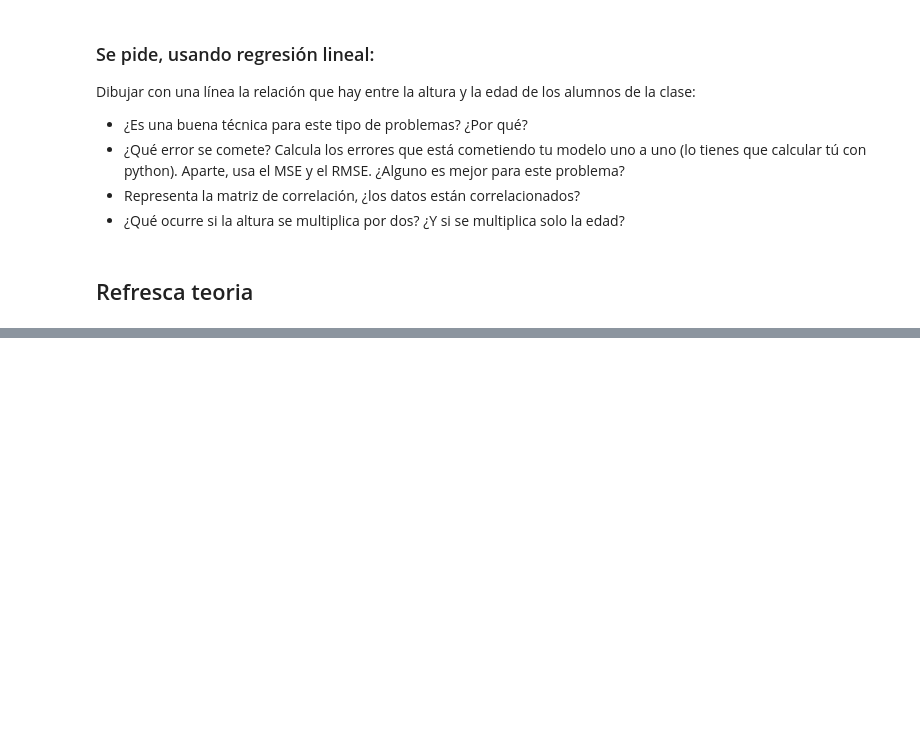
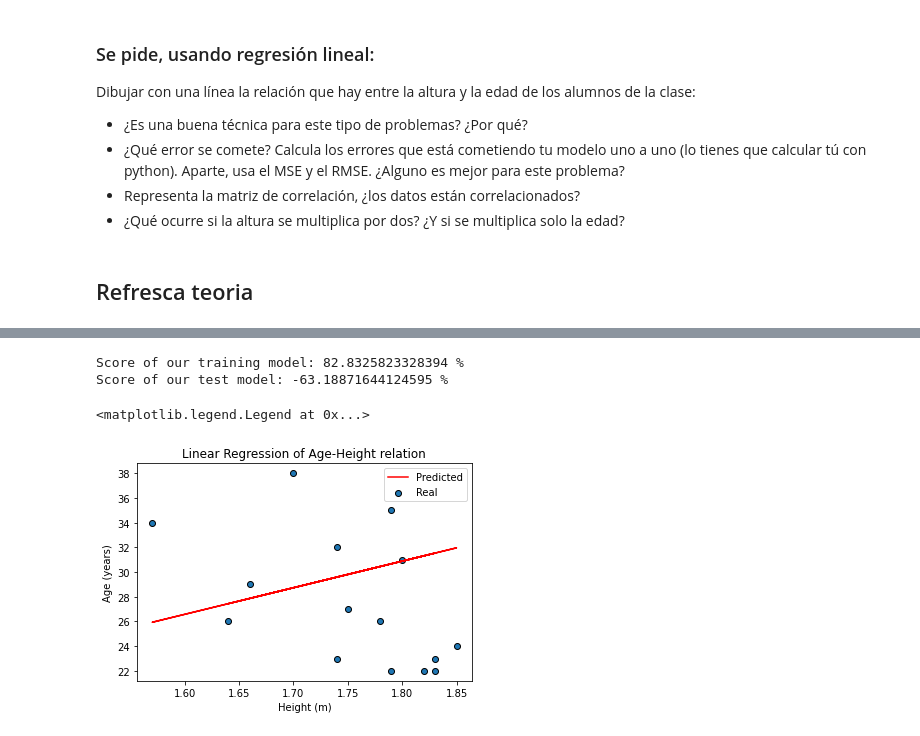
Before and after one commit to alfonsogarcia-git/data_science_nov2020_alfon, a Jupyter notebook: week8/day3/exercises/height_weight_Alfon.ipynb, the cells around one changed output, grey strips where cells are left out. Saved outputs shown, nothing was run; the diff lists cells and outputs as text; code cells hidden in the pictures; blank space fills up the shorter version.

```diff
--- a/week8/day3/exercises/height_weight_Alfon.ipynb
+++ b/week8/day3/exercises/height_weight_Alfon.ipynb
@@ -43,0 +67,32 @@ alturas = list(list(zip(*lista_edad_altura))[1])
+# %%
+# Defining variables
+x = np.array(alturas).reshape(-1, 1)
+y = np.array(edades)
+
+# Creating an instance of the model
+lin_reg = LinearRegression(n_jobs=-1)
+# Splitting the data into 80-20, using age as target and height as independent variable
+alt_train, alt_test, ed_train, ed_test = train_test_split(x, y, test_size=0.8, random_state=101)
+#Training the Data Model
+lin_reg.fit(alt_train, ed_train)
+# Using our model to predict test values
+predictions = lin_reg.predict(alt_test)
+# Score of our model in %
+score_train = lin_reg.score(alt_train, ed_train) * 100
+score_test = lin_reg.score(alt_test, ed_test) * 100
+print('Score of our training model:', score_train, '%')
+print('Score of our test model:', score_test, '%')
+# %% [output]
+Score of our training model: 82.8325823328394 %
+Score of our test model: -63.18871644124595 %
+# %%
+# Visualizacion
+plt.scatter(alt_test, ed_test, edgecolors='black')
+plt.plot(alt_test, predictions, color='red')
+plt.xlabel('Height (m)')
+plt.ylabel('Age (years)')
+plt.title('Linear Regression of Age-Height relation')
+plt.legend(['Predicted', 'Real'])
+# %% [output]
+<matplotlib.legend.Legend at 0x...>
+[figure, added]
```
Also changed, not shown: parts of 10 cells of this notebook, 20 other files.
